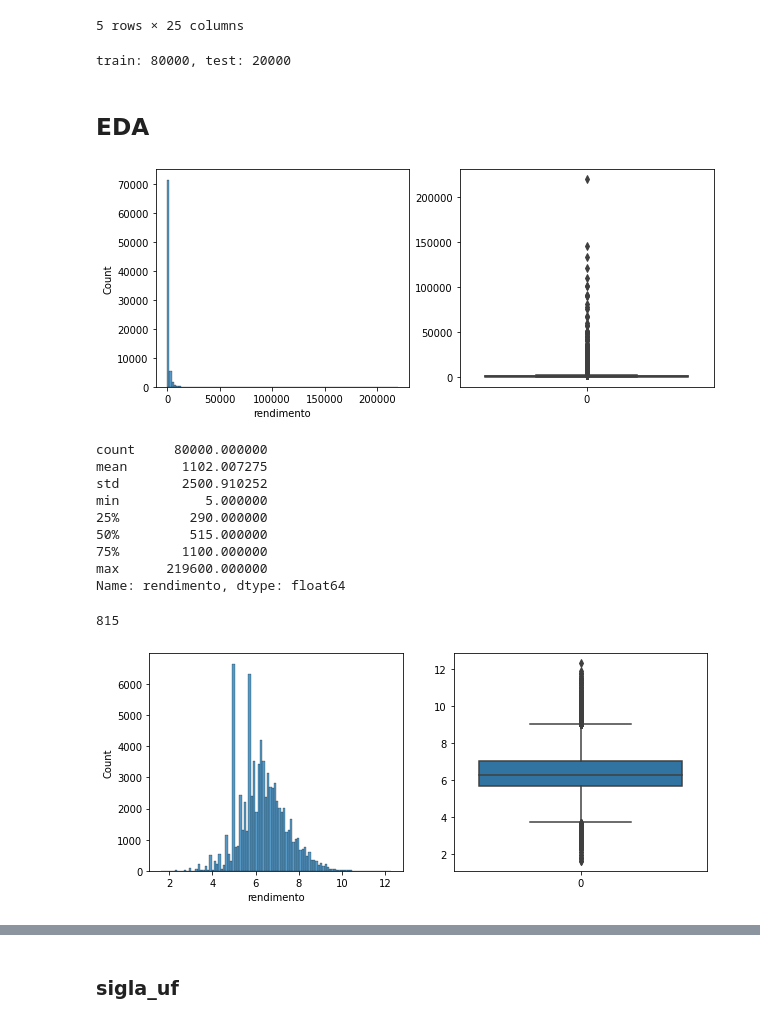
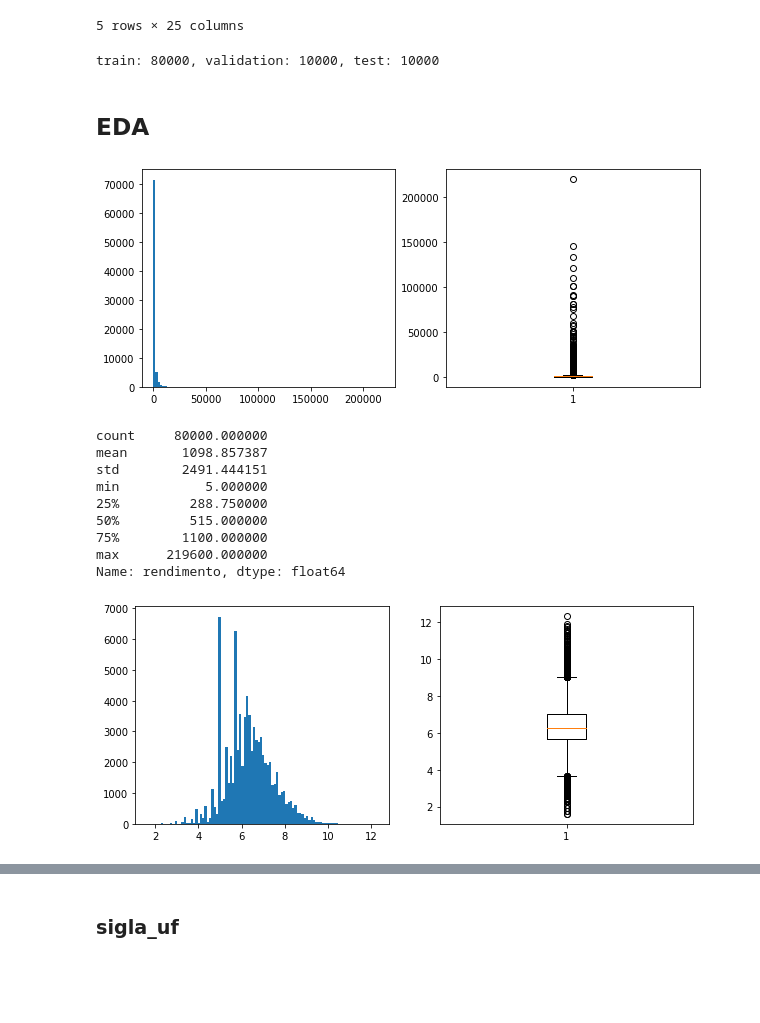
Before and after one commit to franklinzppa/renda-censo-regressao, a Jupyter notebook: renda-reg.ipynb, the cells around one changed output, grey strips where cells are left out. Saved outputs shown, nothing was run; the diff lists cells and outputs as text; code cells hidden in the pictures; blank space fills up the shorter version.

```diff
--- a/renda-reg.ipynb
+++ b/renda-reg.ipynb
@@ -194,11 +189,12 @@ df.head()
 X = df.drop('rendimento', axis=1)
 y = df['rendimento']
 
-X_train, X_test, y_train, y_test = train_test_split(X, y, test_size=0.2, random_state=42)
+X_train_val, X_test, y_train_val, y_test = train_test_split(X, y, test_size=0.1, random_state=42)
+X_train, X_val, y_train, y_val = train_test_split(X_train_val, y_train_val, test_size=0.11111, random_state=42)
 # %%
-print(f'train: {y_train.shape[0]}, test: {y_test.shape[0]}')
+print(f'train: {y_train.shape[0]}, validation: {y_val.shape[0]}, test: {y_test.shape[0]}')
 # %% [output]
-train: 80000, test: 20000
+train: 80000, validation: 10000, test: 10000
 # %% [markdown]
 ## EDA
 # %%
@@ -207,46 +203,37 @@ train: 80000, test: 20000
 plt.figure(figsize=(10,4))
 
 plt.subplot(1,2,1)
-sns.histplot(y_train, bins=100)
+plt.hist(y_train, bins=100)
 
 plt.subplot(1,2,2)
-sns.boxplot(data=y_train)
+plt.boxplot(y_train)
 
 plt.show()
 # %% [output]
-[figure, old version]
+[figure, new version]
 # %%
 y_train.describe()
 # %% [output]
 count     80000.000000
-mean       1102.007275
-std        2500.910252
+mean       1098.857387
+std        2491.444151
 min           5.000000
-25%         290.000000
+25%         288.750000
 50%         515.000000
 75%        1100.000000
 max      219600.000000
 Name: rendimento, dtype: float64
-# %%
-# Considerar no próximo ciclo treinar sem os dados extremos
-
-np.percentile(y_train, 1)
-np.percentile(y_train, 99)
-(y_train < 50).sum()
-(y_train > 9000).sum()
-# %% [output]
-815
 # %%
-# Fazendo uma log transformation
+# O target é extremamente assimétrico
 
 plt.figure(figsize=(10,4))
 
 plt.subplot(1,2,1)
-sns.histplot(np.log(y_train), bins=100)
+plt.hist(np.log(y_train), bins=100)
 
 plt.subplot(1,2,2)
-sns.boxplot(data=np.log(y_train))
+plt.boxplot(np.log(y_train))
 
 plt.show()
 # %% [output]
-[figure, old version]
+[figure, new version]
```
Also changed, not shown: parts of 39 cells of this notebook.
